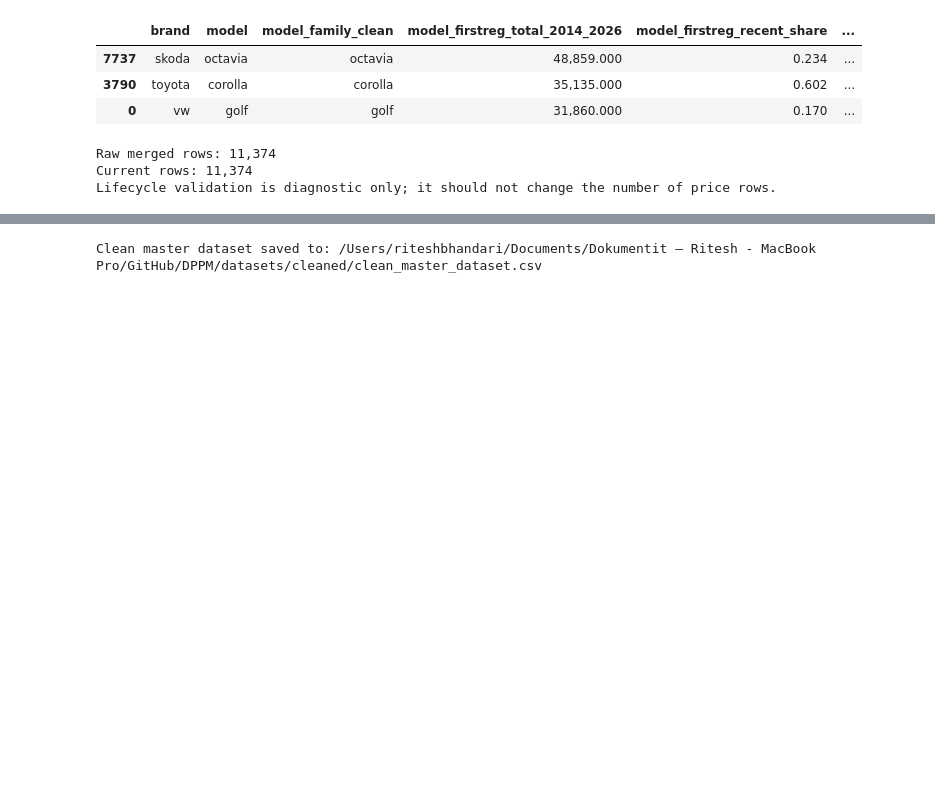
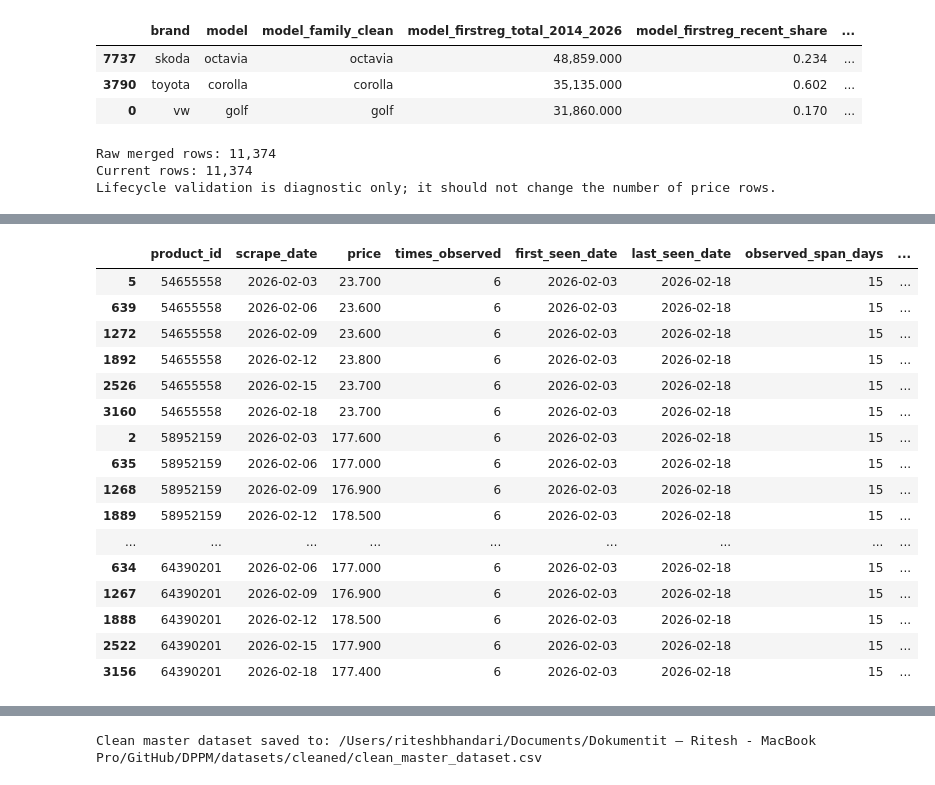
Before and after one commit to Riteshbhandarii/DPPM, a Jupyter notebook: notebooks/02_integration/04_dataset_cleaning.ipynb, the cells around one changed output, grey strips where cells are left out. Cells and saved outputs as stored; diff of their text form; code cells hidden in the pictures; blank space fills up the shorter version.

```diff
--- a/notebooks/02_integration/04_dataset_cleaning.ipynb
+++ b/notebooks/02_integration/04_dataset_cleaning.ipynb
@@ -726,0 +731,15 @@ Lifecycle validation is diagnostic only; it should not change the number of pric
+# %%
+# Check required columns and parse scrape_date for listing-history features.
+listing_history_required_columns = ["product_id", "scrape_date", "price"]
+missing_listing_history_columns = [
+    column for column in listing_history_required_columns if column not in df.columns
+]
+
+if missing_listing_history_columns:
+    print(f"Cannot create listing-history features. Missing columns: {missing_listing_history_columns}")
+    can_build_listing_history = False
+else:
+    can_build_listing_history = True
+    df["scrape_date"] = pd.to_datetime(df["scrape_date"], errors="coerce")
+    print("Required listing-history columns are present.")
+    print(f"Unparseable scrape_date values: {df['scrape_date'].isna().sum():,}")
@@ -726,0 +826,52 @@ Lifecycle validation is diagnostic only; it should not change the number of pric
+# %%
+# Merge listing-history variables back and validate the result.
+if can_build_listing_history:
+    existing_listing_history_columns = [column for column in listing_history_columns if column in df.columns]
+    if existing_listing_history_columns:
+        df = df.drop(columns=existing_listing_history_columns)
+
+    rows_before_listing_history_merge = len(df)
+    df = df.merge(listing_history_features, on="product_id", how="left", validate="many_to_one")
+
+    print(f"Dataframe shape before listing-history merge: {listing_history_shape_before}")
+    print(f"Dataframe shape after listing-history merge: {df.shape}")
+    print("Newly added columns:", listing_history_columns)
+
+    if len(df) == rows_before_listing_history_merge:
+        print("Row count unchanged after listing-history merge.")
+    else:
+        print("Warning: row count changed after listing-history merge.")
+
+    print("Null counts for listing-history columns:")
+    display(df[listing_history_columns].isna().sum().to_frame("null_count"))
+
+    print("Summary for listing-history count/span columns:")
+    display(df[["times_observed", "observed_span_days", "price_change_count"]].describe())
+
+    print("price_changed_flag value counts:")
+    display(df["price_changed_flag"].value_counts(dropna=False).to_frame("count"))
+
+    repeated_product_ids = df.loc[df["times_observed"] > 1, "product_id"].drop_duplicates().head(5)
+    sample_columns = ["product_id", "scrape_date", "price"] + listing_history_columns
+    print("Sample repeated product_id cases:")
+    display(
+        df.loc[df["product_id"].isin(repeated_product_ids), sample_columns]
+        .sort_values(["product_id", "scrape_date"], kind="mergesort")
+        .head(30)
+    )
+
+    print("Extreme relative_price_change_pct values:")
+    display(df["relative_price_change_pct"].describe())
+    display(
+        df[["product_id", "relative_price_change_pct"]]
+        .drop_duplicates()
+        .sort_values("relative_price_change_pct")
+        .head(5)
+    )
+    display(
+        df[["product_id", "relative_price_change_pct"]]
+        .drop_duplicates()
+        .sort_values("relative_price_change_pct", ascending=False)
+        .head(5)
+    )
+# %% [output]
@@ -726,0 +908,17 @@ Lifecycle validation is diagnostic only; it should not change the number of pric
+|  | product_id | scrape_date | price | times_observed | first_seen_date | last_seen_date | observed_span_days | ... |
+| 5 | 54655558 | 2026-02-03 | 23.700 | 6 | 2026-02-03 | 2026-02-18 | 15 | ... |
+| 639 | 54655558 | 2026-02-06 | 23.600 | 6 | 2026-02-03 | 2026-02-18 | 15 | ... |
+| 1272 | 54655558 | 2026-02-09 | 23.600 | 6 | 2026-02-03 | 2026-02-18 | 15 | ... |
+| 1892 | 54655558 | 2026-02-12 | 23.800 | 6 | 2026-02-03 | 2026-02-18 | 15 | ... |
+| 2526 | 54655558 | 2026-02-15 | 23.700 | 6 | 2026-02-03 | 2026-02-18 | 15 | ... |
+| 3160 | 54655558 | 2026-02-18 | 23.700 | 6 | 2026-02-03 | 2026-02-18 | 15 | ... |
+| 2 | 58952159 | 2026-02-03 | 177.600 | 6 | 2026-02-03 | 2026-02-18 | 15 | ... |
+| 635 | 58952159 | 2026-02-06 | 177.000 | 6 | 2026-02-03 | 2026-02-18 | 15 | ... |
+| 1268 | 58952159 | 2026-02-09 | 176.900 | 6 | 2026-02-03 | 2026-02-18 | 15 | ... |
+| 1889 | 58952159 | 2026-02-12 | 178.500 | 6 | 2026-02-03 | 2026-02-18 | 15 | ... |
+| ... | ... | ... | ... | ... | ... | ... | ... | ... |
+| 634 | 64390201 | 2026-02-06 | 177.000 | 6 | 2026-02-03 | 2026-02-18 | 15 | ... |
+| 1267 | 64390201 | 2026-02-09 | 176.900 | 6 | 2026-02-03 | 2026-02-18 | 15 | ... |
+| 1888 | 64390201 | 2026-02-12 | 178.500 | 6 | 2026-02-03 | 2026-02-18 | 15 | ... |
+| 2522 | 64390201 | 2026-02-15 | 177.900 | 6 | 2026-02-03 | 2026-02-18 | 15 | ... |
+| 3156 | 64390201 | 2026-02-18 | 177.400 | 6 | 2026-02-03 | 2026-02-18 | 15 | ... |
```
Also changed, not shown: parts of 5 cells of this notebook, 5 other files.
